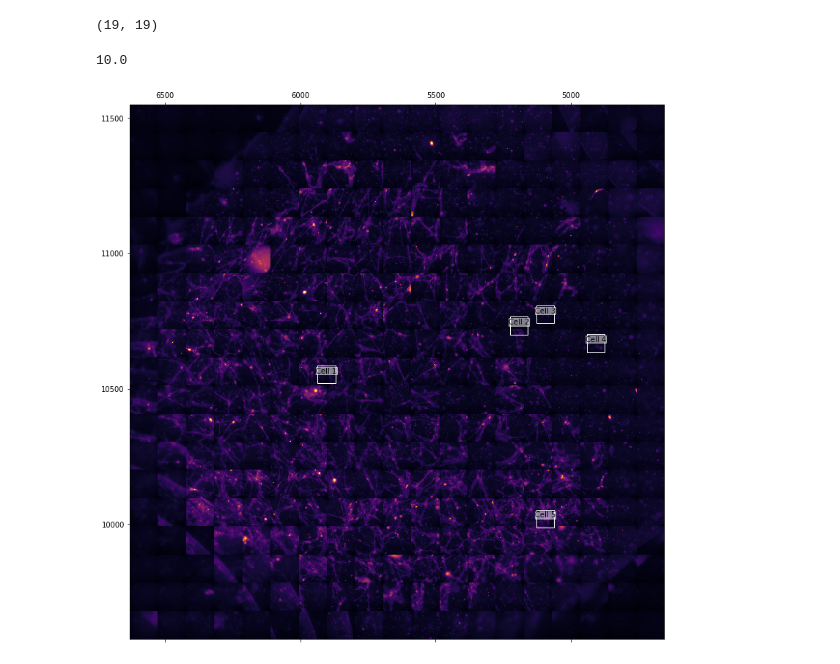
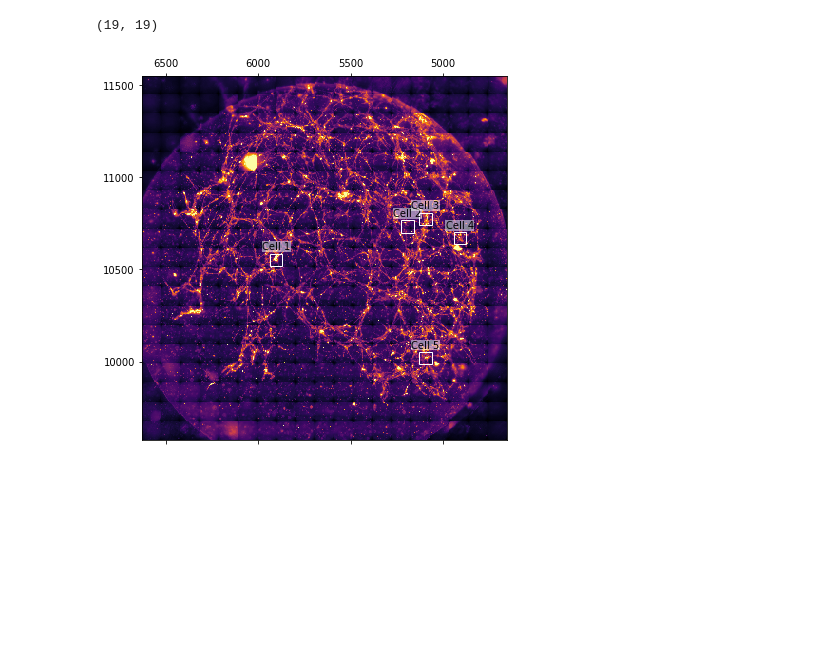
Before and after one commit to david-hoffman/mapmaker, a Jupyter notebook: Dev notebook for automating mapping.ipynb, the cells around one changed output. Saved outputs shown, nothing was run; the diff lists cells and outputs as text; code cells hidden in the pictures; blank space fills up the shorter version.

Commit message:
Fix lingering montage bug, center text

```diff
--- a/Dev notebook for automating mapping.ipynb
+++ b/Dev notebook for automating mapping.ipynb
@@ -130,7 +133,3 @@ shape
 # %%
 montage_data = montage(bin_ndarray(data, (3, 361, 80, 80)), shape)
 extent = calc_extent(tile0_loc, (80, 80), shape, pixel_size=1.3)
-# %%
-plt.annotate()
-# %% [output]
-10.0
@@ -137,11 +138,18 @@ plt.annotate()
 # %%
-def make_fig(montage_data, extent, locations, savename, scalefactor):
+def make_fig(montage_data, extent, locations, savename, scalefactor, auto=True, **kwargs):
     dpi = 300
     shape = np.array(montage_data.shape)
     inches = shape / dpi * scalefactor
     fig, ax = plt.subplots(figsize=inches)
-    ax.matshow(montage_data, norm=PowerNorm(0.5), extent=extent,
-               cmap="inferno")
+    default_vs = {k:v for k, v in {k: kwargs.pop(k, None) for k in ("vmin", "vmax")}.items() if v is not None}
+    normed_data = PowerNorm(0.5)(montage_data, **default_vs)
+    if auto:
+        auto_vs = auto_adjust(normed_data)
+    else:
+        auto_vs = dict()
+    kwargs.update(auto_vs)
+    kwargs
+    ax.matshow(normed_data, extent=extent, **kwargs)
     for title, point in locations.items():
         diameter = 512 * 0.13
         # right now y, x points are recorded in mm not um so we have to convert them.
@@ -149,8 +157,8 @@ def make_fig(montage_data, extent, locations, savename, scalefactor):
         ax.add_patch(make_rec(y, x, diameter, diameter))
 
         ax.annotate(textwrap.fill(title, 20), xy=(x, y), xycoords="data",
-                    bbox=dict(pad=0.1, color=(1, 1, 1, 0.5)),
-                    xytext=(x, y),
+                    bbox=dict(pad=0.3, color=(1, 1, 1, 0.5), lw=0),
+                    xytext=(x, y + diameter / 2 * 1.3),
                     textcoords='data', color='k',
                    horizontalalignment='center', verticalalignment='bottom',
                    multialignment="center")
@@ -163,9 +171,9 @@ def make_fig(montage_data, extent, locations, savename, scalefactor):
 #     ax.margins(tight=True)
     fig.subplots_adjust(left=0, right=1, top=1, bottom=0, wspace=0, hspace=0)
     # save the fig
-#     bbox = matplotlib.transforms.Bbox(((0, 0), inches))
-#     fig.savefig(savename, dpi=300, bbox_inches=bbox)
+    bbox = matplotlib.transforms.Bbox(((0, 0), inches))
+    fig.savefig(savename, dpi=300, bbox_inches=bbox)
 # %%
-make_fig(montage_data[0], extent, dd, "junk.png", 2)
+make_fig(montage_data[0], extent, dd, "junk.png", 1, cmap="inferno")
 # %% [output]
-[figure, old version]
+[figure, new version]
```
Also changed, not shown: parts of 3 cells of this notebook, 1 other file.
